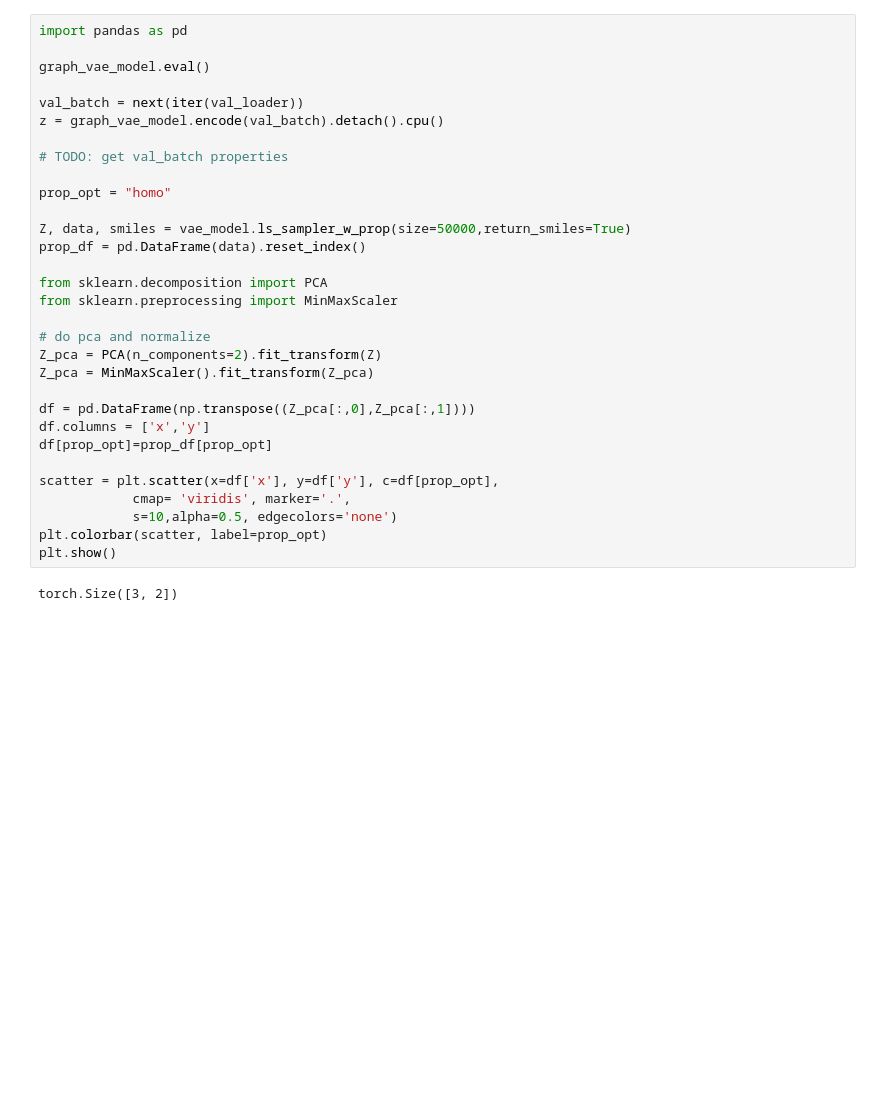
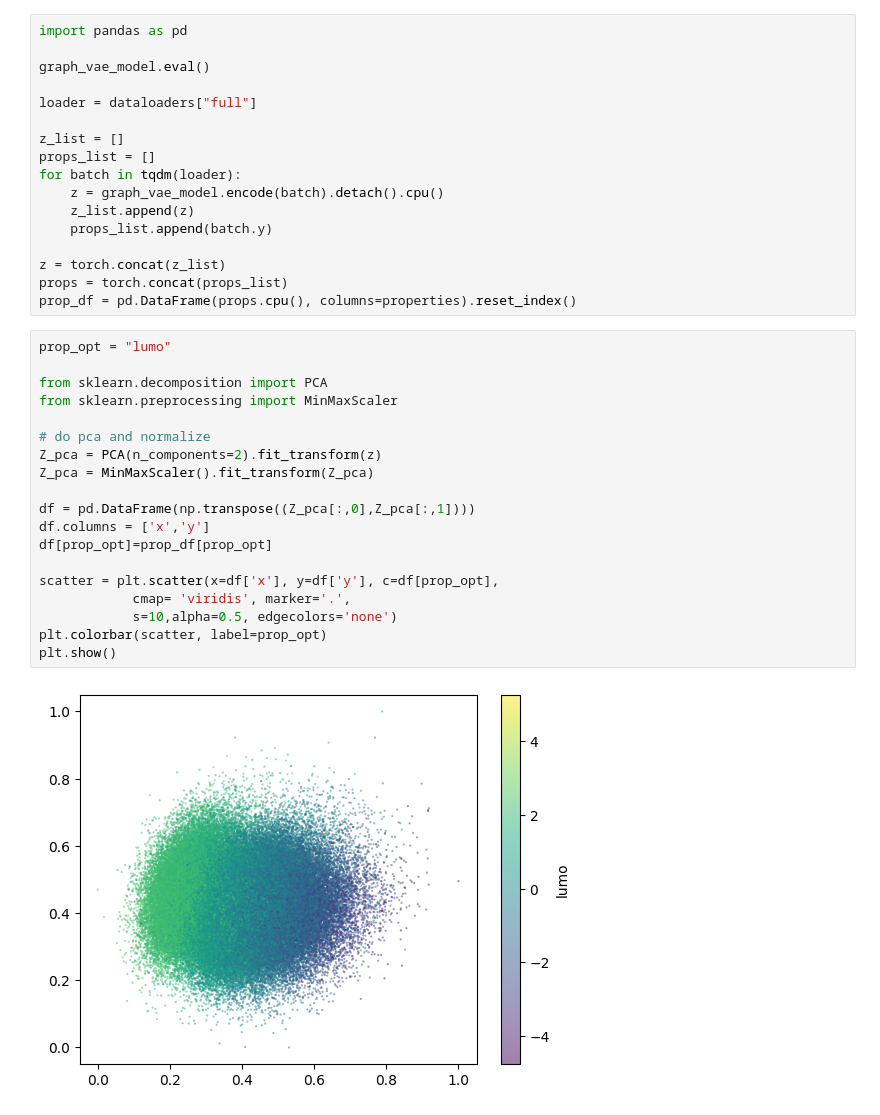
Before and after one commit to pkmtum/Molecular_Generative_Modeling, a Jupyter notebook: source/graph_vae.ipynb, the cells around one changed output. Cells and saved outputs as stored; diff of their text form; blank space fills up the shorter version.

```diff
--- a/source/graph_vae.ipynb
+++ b/source/graph_vae.ipynb
@@ -72,33 +76,38 @@ plt.show()
+# %%
+import pandas as pd
+
+graph_vae_model.eval()
+
+loader = dataloaders["full"]
+
+z_list = []
+props_list = []
+for batch in tqdm(loader):
+    z = graph_vae_model.encode(batch).detach().cpu()
+    z_list.append(z)
+    props_list.append(batch.y)
+
+z = torch.concat(z_list)
+props = torch.concat(props_list)
+prop_df = pd.DataFrame(props.cpu(), columns=properties).reset_index()
 # %%
-import pandas as pd
-
-graph_vae_model.eval()
-
-val_batch = next(iter(val_loader))
-z = graph_vae_model.encode(val_batch).detach().cpu()
-
-# TODO: get val_batch properties
-
-prop_opt = "homo"
-
-Z, data, smiles = vae_model.ls_sampler_w_prop(size=50000,return_smiles=True)
-prop_df = pd.DataFrame(data).reset_index()
+prop_opt = "lumo"
 
 from sklearn.decomposition import PCA
 from sklearn.preprocessing import MinMaxScaler
 
 # do pca and normalize
-Z_pca = PCA(n_components=2).fit_transform(Z)
+Z_pca = PCA(n_components=2).fit_transform(z)
 Z_pca = MinMaxScaler().fit_transform(Z_pca)
 
 df = pd.DataFrame(np.transpose((Z_pca[:,0],Z_pca[:,1])))
 df.columns = ['x','y']
 df[prop_opt]=prop_df[prop_opt]
 
 scatter = plt.scatter(x=df['x'], y=df['y'], c=df[prop_opt],
             cmap= 'viridis', marker='.',
             s=10,alpha=0.5, edgecolors='none')
 plt.colorbar(scatter, label=prop_opt)
 plt.show()
 # %% [output]
-torch.Size([3, 2])
+[figure, added]
```
Also changed, not shown: parts of 9 cells of this notebook, 1 other file.
